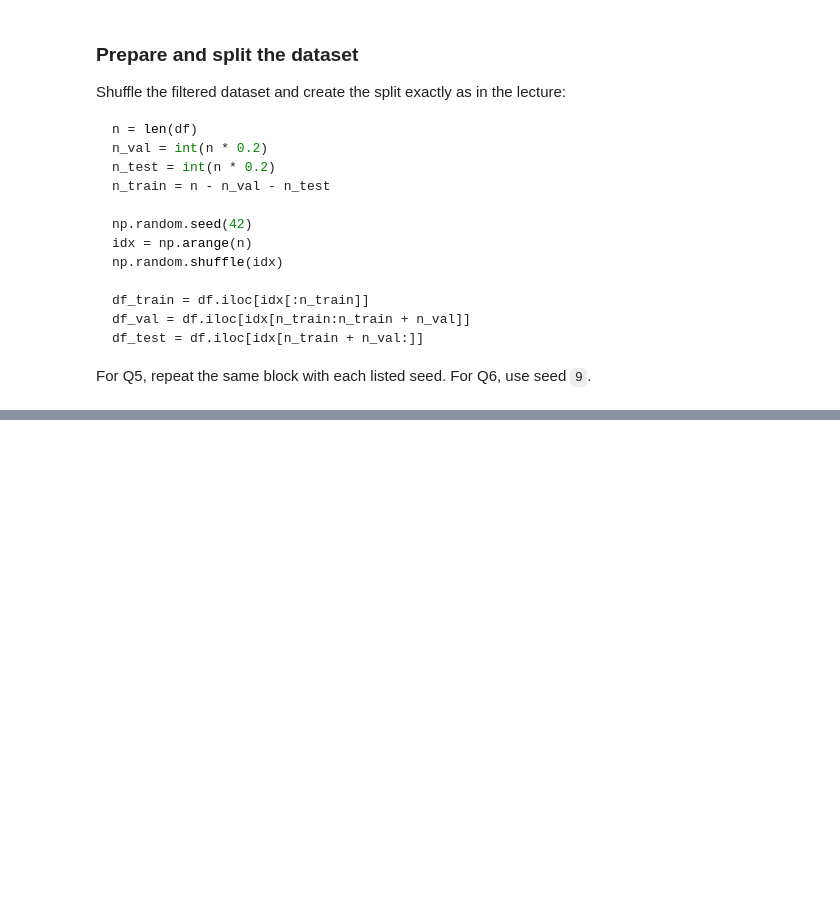
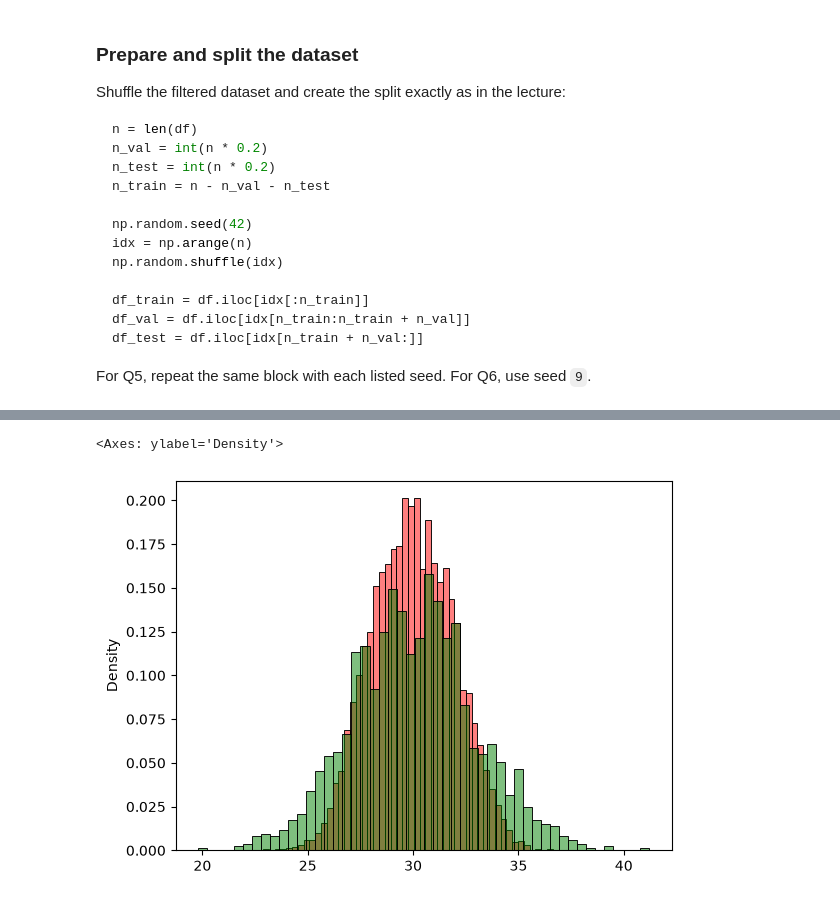
Before and after one commit to claudcelle/ZoomML_Homeworks, a Jupyter notebook: homework_2/h2.ipynb, the cells around one changed output, grey strips where cells are left out. Saved outputs shown, nothing was run; the diff lists cells and outputs as text; code cells hidden in the pictures; blank space fills up the shorter version.

Commit message:
model data datastructs updated; train_lin_regr and custom fill_na functions

```diff
--- a/homework_2/h2.ipynb
+++ b/homework_2/h2.ipynb
@@ -249,0 +229,28 @@ Options:
+# %%
+
+def train_linear_regression(X,y, put_ones = False):
+    if put_ones:
+        ones = np.ones(X.shape[0])
+        X = np.column_stack([ones, X])
+    # XTX = X.T.dot(X)
+    # XTX_inv = np.linalg.inv(XTX)
+    # w_full = XTX_inv.dot(X.T).dot(y)
+    # return w_full
+
+    # logger.debug(f"\nX:\n{X},\ny:\n{y}")
+    if np.isnan(X).any(): # True se contiene NaN
+        raise Exception("X contains NaN values")
+        return
+    XTX = X.T@X
+    # logger.debug(f"\nX.T:\n{X.T}")
+    # logger.debug(f"\nXTX:\n{XTX}")
+    XTX_inv = np.linalg.inv(XTX)
+    # logger.debug(f"\nXTX_inv:\n{XTX_inv}")
+    # logger.debug(f"\nXTX_inv shape:\n{XTX_inv.shape}")
+
+    w = XTX_inv @ X.T @ y
+    return w
+
+
+
+w = train_linear_regression(D.train.Xe,D.train.y)
@@ -249,0 +260,11 @@ Options:
+# %%
+y_pred = w[0] + D.train.X.dot(w[1:]).ravel()
+y_train = D.train.y.ravel()
+y_val = D.val.y.ravel()
+
+sns.histplot(y_pred, color='red', alpha=0.5, bins=50, stat="density")
+# sns.histplot(y_train, color='blue', alpha=0.5, bins=50, stat="density")
+sns.histplot(y_val, color='green', alpha=0.5, bins=50, stat="density")
+# %% [output]
+<Axes: ylabel='Density'>
+[figure, added]
```
Also changed, not shown: parts of 9 cells of this notebook.
